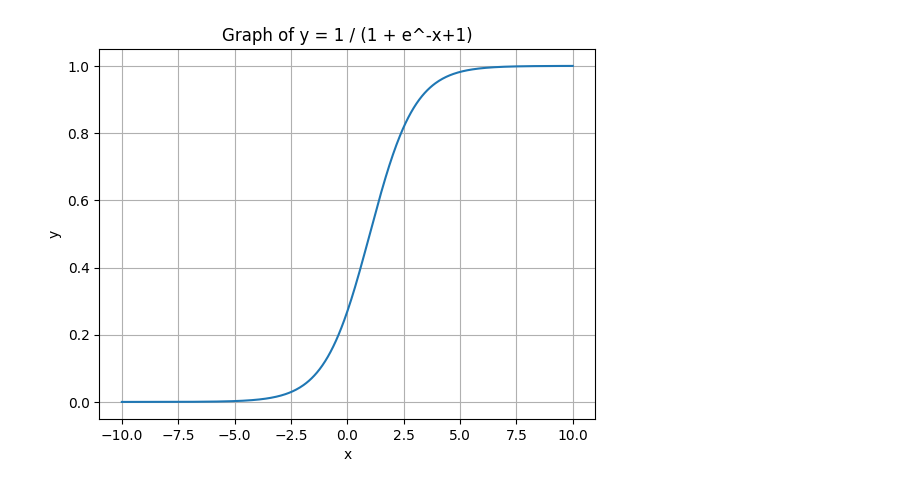
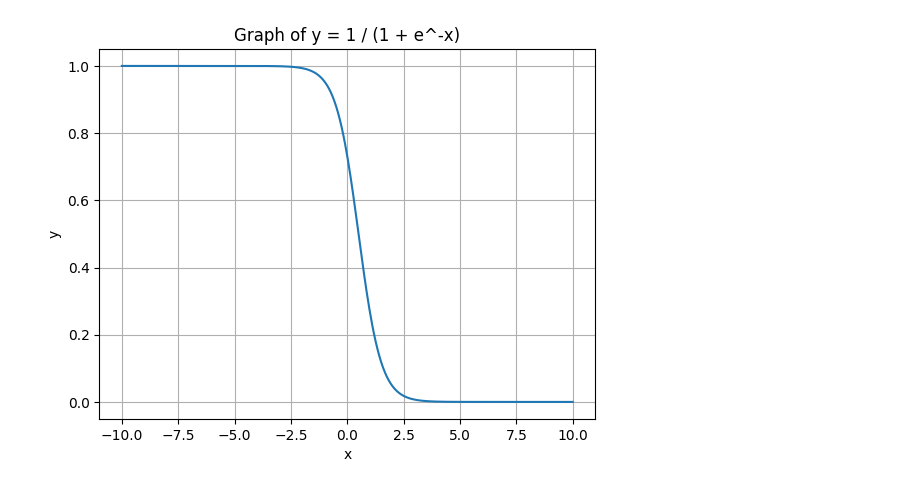
Before and after one commit to Lunivmaharjans/Python, a Jupyter notebook: day16.ipynb, the cells around one changed output. Cells and saved outputs as stored; diff of their text form; code cells hidden in the pictures.

```diff
--- a/day16.ipynb
+++ b/day16.ipynb
@@ -6,20 +6,22 @@ import numpy as np
 # %%
 x = np.linspace(-10, 10, 500)
 
+z = -2 * x + 1
+
 # Calculate y values
-y = 1 / (1 + np.exp(-x+1))
-
+y = 1 / (1 + np.exp(-z))
 plt.plot(x, y)
 
 # Labels and title
-plt.title("Graph of y = 1 / (1 + e^-x+1)")
+plt.title("Graph of y = 1 / (1 + e^-x)")
 plt.xlabel("x")
 plt.ylabel("y")
 
 # Grid
 plt.grid(True)
 
+
 # Show plot
 plt.show()
 # %% [output]
-[figure, old version]
+[figure, new version]
```
Also changed, not shown: parts of 7 cells of this notebook.
